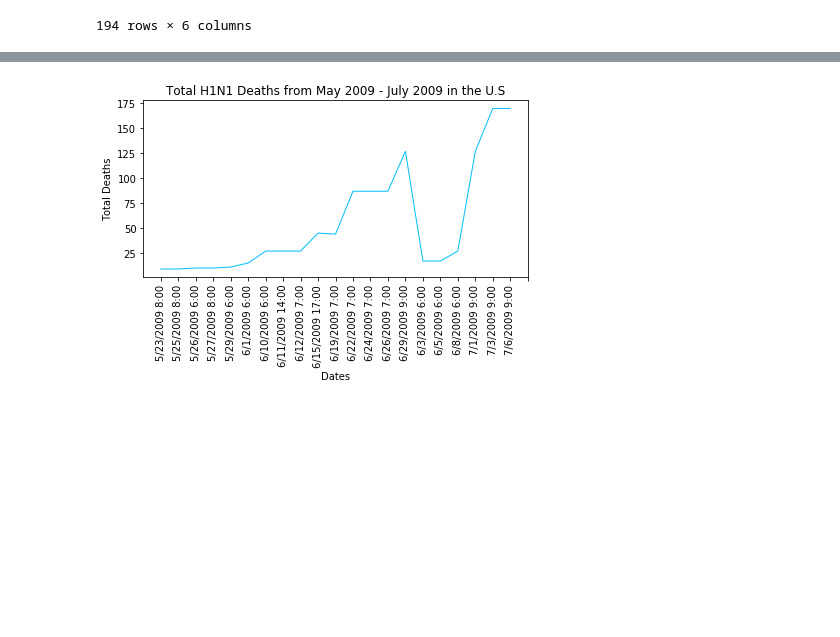
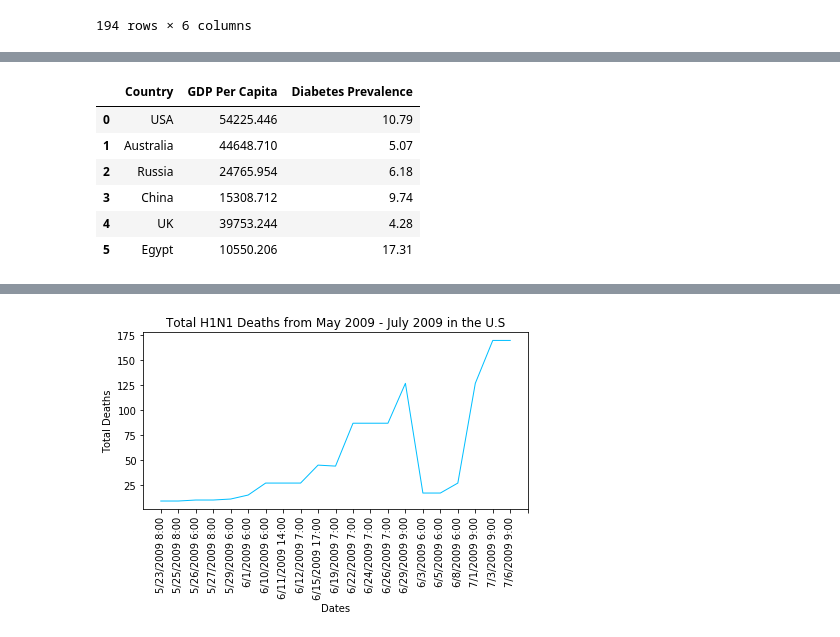
Before and after one commit to Akplesa/viruses, a Jupyter notebook: Pandemics.ipynb, the cells around one changed output, grey strips where cells are left out. Saved outputs shown, nothing was run; the diff lists cells and outputs as text; code cells hidden in the pictures; blank space fills up the shorter version.

```diff
--- a/Untitled.ipynb
+++ b/Pandemics.ipynb
@@ -277,3 +278,13 @@ Diabetes_AUS, Diabetes_RUS, Diabetes_CHN]
+# %%
+Bar_df
+# %% [output]
+|  | Country | GDP Per Capita | Diabetes Prevalence |
+| 0 | USA | 54225.446 | 10.79 |
+| 1 | Australia | 44648.710 | 5.07 |
+| 2 | Russia | 24765.954 | 6.18 |
+| 3 | China | 15308.712 | 9.74 |
+| 4 | UK | 39753.244 | 4.28 |
+| 5 | Egypt | 10550.206 | 17.31 |
 # %%
 # Create Baer graph for gdp per capita for each country during covid pandemic
 GDP_sorted= Bar_df.sort_values('GDP Per Capita')
```
Also changed, not shown: parts of 5 cells of this notebook.
